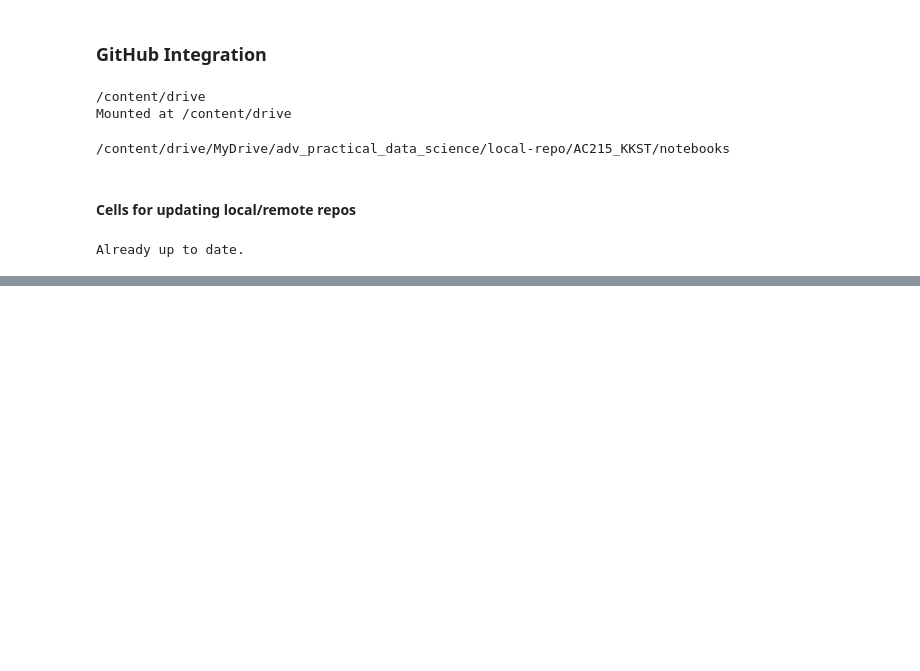
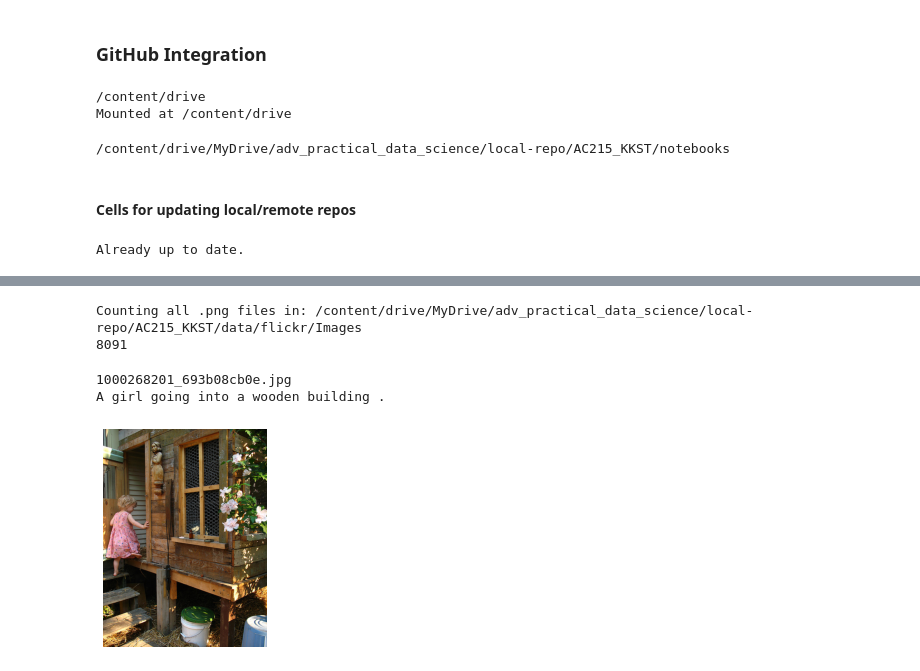
Before and after one commit to skgithub14/AC215_KKST, a Jupyter notebook: notebooks/EDA.ipynb, the cells around one changed output, grey strips where cells are left out. Saved outputs shown, nothing was run; the diff lists cells and outputs as text; code cells hidden in the pictures; blank space fills up the shorter version.

Commit message:
caption and image exploration

```diff
--- a/notebooks/EDA.ipynb
+++ b/notebooks/EDA.ipynb
@@ -64,7 +64,7 @@ Mounted at /content/drive
 # each group member should add their own ENV_PATH here
 # comment out other people's ENV_PATHs
 # Steve:
-ENV_PATH = "/content/drive/MyDrive/adv_practical_data_science/local-repo/AC215_KKST/.env"
+ENV_PATH = "/content/drive/MyDrive/adv_practical_data_science/local-repo/.env"
 # Matt:
 # Shih-ye:
 # Al:
@@ -82,6 +82,7 @@ GIT_USERNAME = env_list[3]
 # expand paths
 REPO_PATH = PROJECT_PATH + '/AC215_KKST'
 NOTEBOOK_DIR_PATH = REPO_PATH + '/notebooks'
+DATA_PATH = REPO_PATH + '/data'
 
 # change directory to the local repo's notebook folder
 %cd '{NOTEBOOK_DIR_PATH}'
@@ -160,0 +455,9 @@ To https://github.com/skgithub14/AC215_KKST.git
+# %%
+# explore the captions
+FLICKR_PATH = DATA_PATH + '/flickr'
+fcaps = pd.read_csv(os.path.join(FLICKR_PATH,"captions.txt"))
+print("Number of rows:",fcaps.shape[0])
+print("Unique image names:",len(pd.unique(fcaps['image'])))
+print("Unique captions:",len(pd.unique(fcaps['caption'])))
+print("Head:")
+fcaps.head()
@@ -160,0 +475,26 @@ To https://github.com/skgithub14/AC215_KKST.git
+# %%
+# explore the images
+FIMAGES = FLICKR_PATH + '/Images'
+print("Counting all .png files in: " + FIMAGES)
+x=0
+for files in os.listdir(FIMAGES):
+    if files.endswith('.jpg'):
+        x+=1
+print(x)
+# %% [output]
+Counting all .png files in: /content/drive/MyDrive/adv_practical_data_science/local-repo/AC215_KKST/data/flickr/Images
+8091
+# %%
+# retrieve an image and caption
+this_img = fcaps.iloc[1][0]
+print(this_img)
+print(fcaps.iloc[1][1])
+image = cv2.imread(FIMAGES + '/' + this_img)
+image = cv2.cvtColor(image, cv2.COLOR_BGR2RGB)
+plt.imshow(image)
+plt.axis('off')
+plt.show()
+# %% [output]
+1000268201_693b08cb0e.jpg
+A girl going into a wooden building .
+[figure, added]
```
Also changed, not shown: parts of 14 cells of this notebook.
